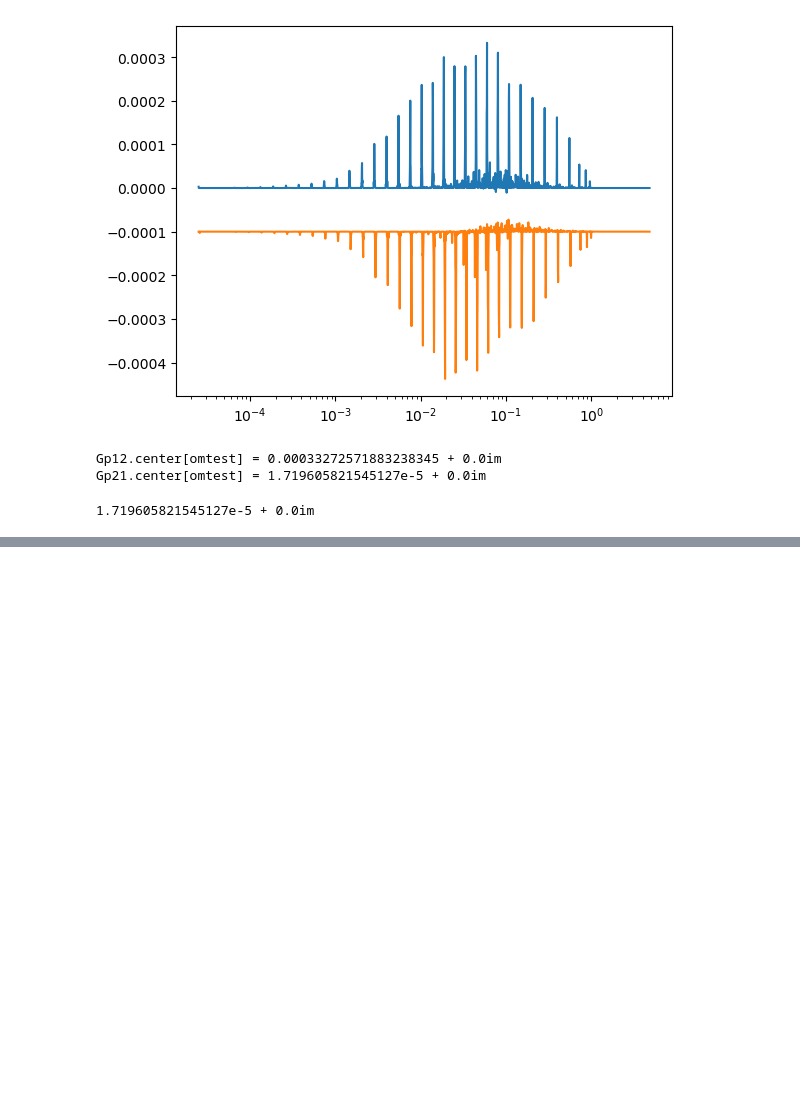
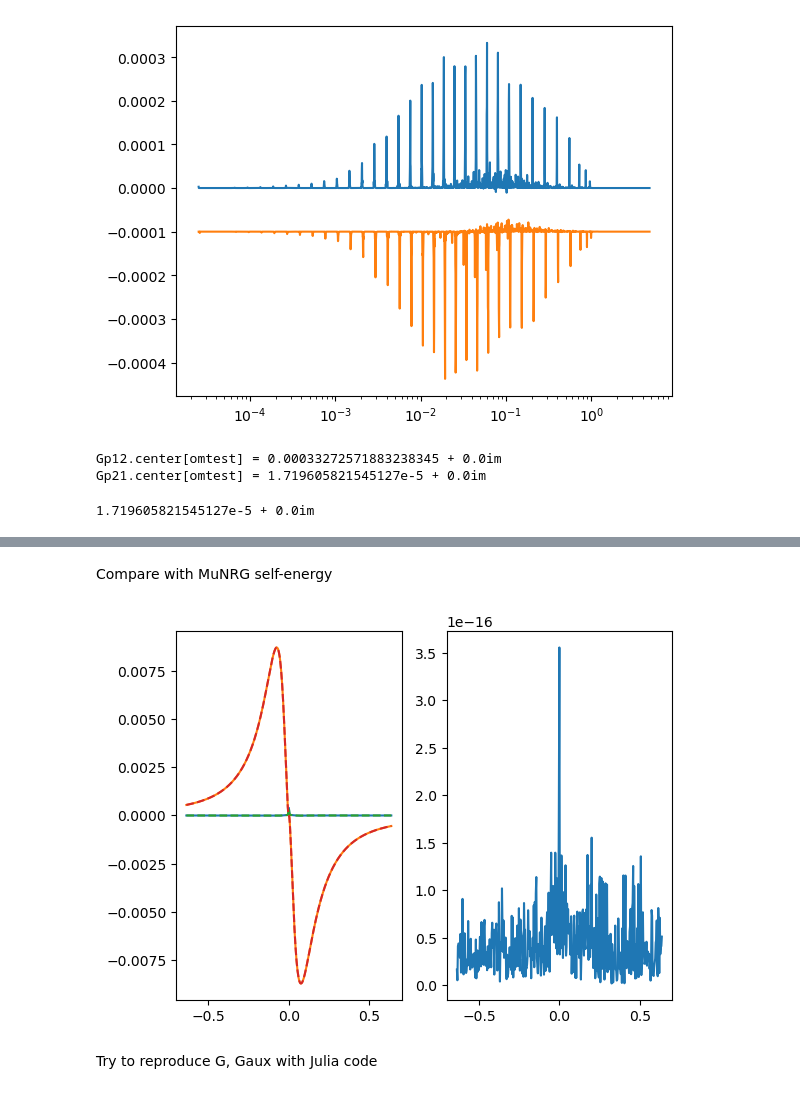
Before and after one commit to MFrankenbach/TCI4Keldysh, a Jupyter notebook: scripts/selfenergy_inspection.ipynb, the cells around one changed output, grey strips where cells are left out. Drawn from its saved outputs; the diff is of its cells as text; code cells hidden in the pictures; blank space fills up the shorter version.

Commit message:
Found MuNRG-consistent way of computing self-energy for leg amputation. Implemented in selfenergy_inspection.ipynb.

```diff
--- a/scripts/selfenergy_inspection.ipynb
+++ b/scripts/selfenergy_inspection.ipynb
@@ -294,0 +433,35 @@ Gp21.center[omtest] = 1.719605821545127e-5 + 0.0im
+# %%
+using HDF5
+
+matcfpath = "/scratch/m/M.Frankenbach/tci4keldysh/data/SIAM_u=0.50_MAT/CF_KF"
+Gfile = "CF_KF_((F1,F1dag))_Hw=0.4_Lw=0.0005_0.0015_leg1.h5"
+Gaux_Lfile = "CF_KF_((F1,Q1dag))_Hw=0.4_Lw=0.0005_0.0015_leg1.h5"
+Gaux_Rfile = "CF_KF_((Q1,F1dag))_Hw=0.4_Lw=0.0005_0.0015_leg1.h5"
+ogrid = h5read(joinpath(matcfpath, Gfile), "ogrid");
+Gvals = h5read(joinpath(matcfpath, Gfile), "Ggridreal") + im * h5read(joinpath(matcfpath, Gfile), "Ggridimag");
+Gaux_Lvals = h5read(joinpath(matcfpath, Gaux_Lfile), "Ggridreal") + im * h5read(joinpath(matcfpath, Gaux_Lfile), "Ggridimag");
+# Σs in second cell from above
+SE1 = Σs[1][1:length(ogrid)]
+
+SE1b = zeros(ComplexF64, length(ogrid), 2, 2)
+for i in axes(SE1b, 1)
+    SE1b[i,:,:] = TCI4Keldysh.get_PauliX() * Gaux_Lvals[i,:,:] / Gvals[i,:,:]
+end
+# %% [markdown]
+Compare with MuNRG self-energy
+# %%
+# plot: matches perfectly
+fig, axs = subplots(1,2)
+
+ik = (1,1)
+window = 1:length(ogrid)
+axs[0].plot(ogrid[window], real.(SE1[window,ik...]); label="SE1")
+axs[0].plot(ogrid[window], imag.(SE1[window,ik...]); label="SE1")
+axs[0].plot(ogrid[window], real.(SE1b[window,ik...]); label="SE1b", linestyle="--")
+axs[0].plot(ogrid[window], imag.(SE1b[window,ik...]); label="SE1b", linestyle="--")
+axs[1].plot(ogrid[window], abs.((SE1 .- SE1b)[window,ik...]))
+display(fig)
+# %% [output]
+[figure, added]
+# %% [markdown]
+Try to reproduce G, Gaux with Julia code
```
Also changed, not shown: parts of 27 cells of this notebook, 2 other files.
